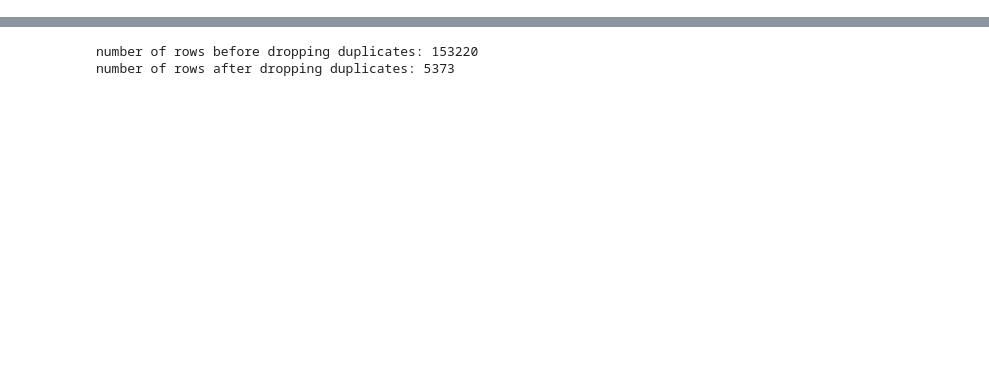
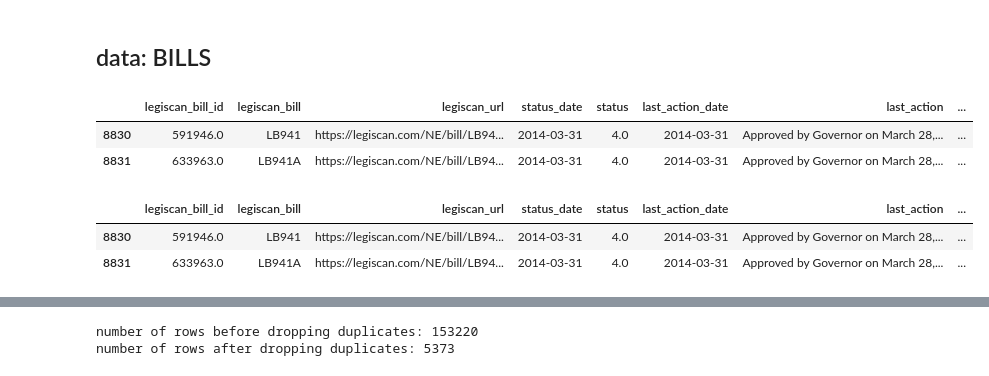
Before and after one commit to lrahbek/DPF_exam, a Jupyter notebook: eda.ipynb, the cells around one changed output, grey strips where cells are left out. Saved outputs shown, nothing was run; the diff lists cells and outputs as text; code cells hidden in the pictures; blank space fills up the shorter version.

```diff
--- a/eda.ipynb
+++ b/eda.ipynb
@@ -20,3 +25,16 @@ block_as = pd.read_parquet("data/block_assignments.parquet")
 positions = pd.read_parquet("data/positions.parquet")
 clients = pd.read_parquet("data/clients.parquet")
 bills = pd.read_parquet("data/bills.parquet")
+# %% [markdown]
+## data: BILLS
+# %%
+#bills[bills.duplicated("legiscan_bill_id", keep = False)].dropna(how="all")
+#bills[bills.duplicated("state_unified_bill_id", keep = False)].dropna(how="all")
+bills[bills["state_unified_bill_id"] == "NE_L_0000000941_2013"]
+# %% [output]
+|  | legiscan_bill_id | legiscan_bill | legiscan_url | status_date | status | last_action_date | last_action | ... |
+| 8830 | 591946.0 | LB941 | https://legiscan.com/NE/bill/LB94... | 2014-03-31 | 4.0 | 2014-03-31 | Approved by Governor on March 28,... | ... |
+| 8831 | 633963.0 | LB941A | https://legiscan.com/NE/bill/LB94... | 2014-03-31 | 4.0 | 2014-03-31 | Approved by Governor on March 28,... | ... |
+|  | legiscan_bill_id | legiscan_bill | legiscan_url | status_date | status | last_action_date | last_action | ... |
+| 8830 | 591946.0 | LB941 | https://legiscan.com/NE/bill/LB94... | 2014-03-31 | 4.0 | 2014-03-31 | Approved by Governor on March 28,... | ... |
+| 8831 | 633963.0 | LB941A | https://legiscan.com/NE/bill/LB94... | 2014-03-31 | 4.0 | 2014-03-31 | Approved by Governor on March 28,... | ... |
```
Also changed, not shown: parts of 14 cells of this notebook.
